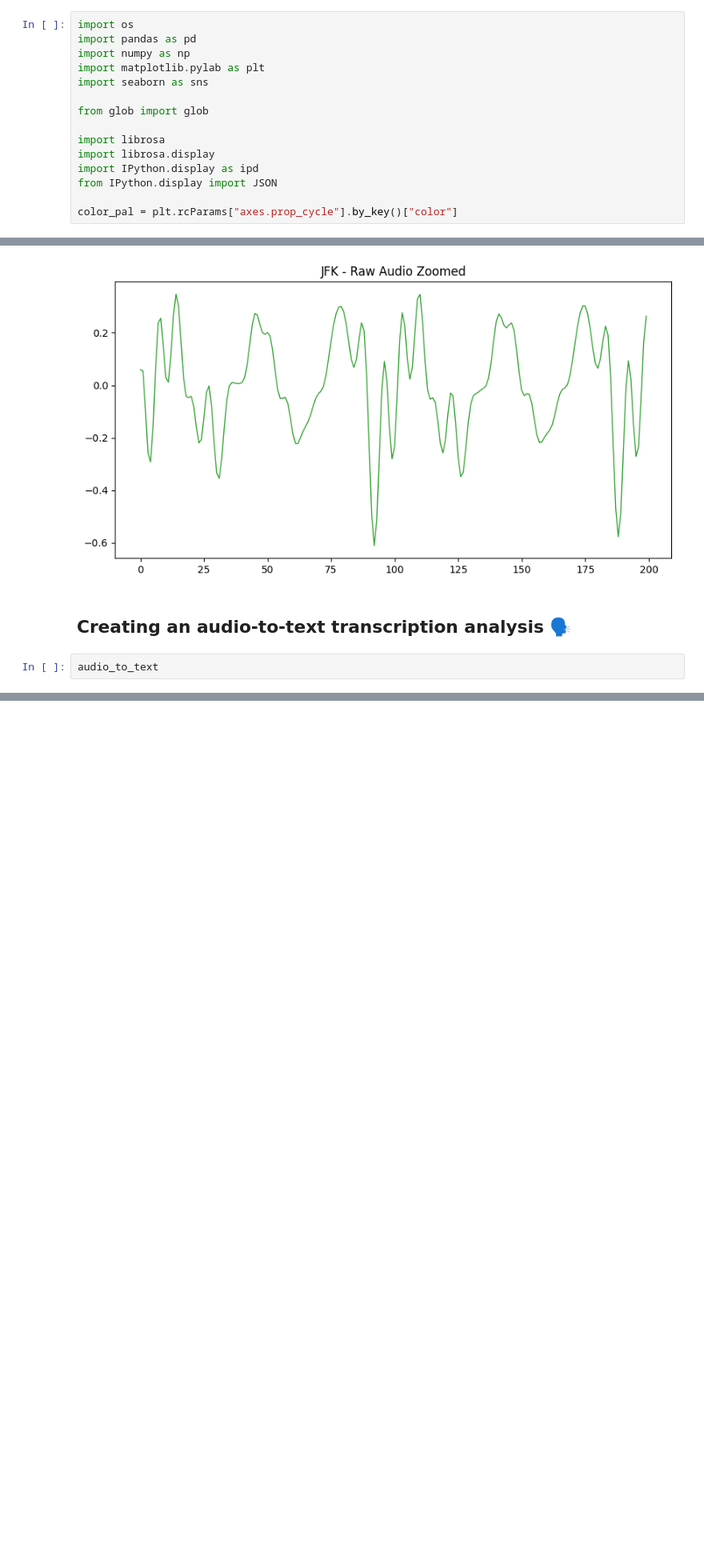
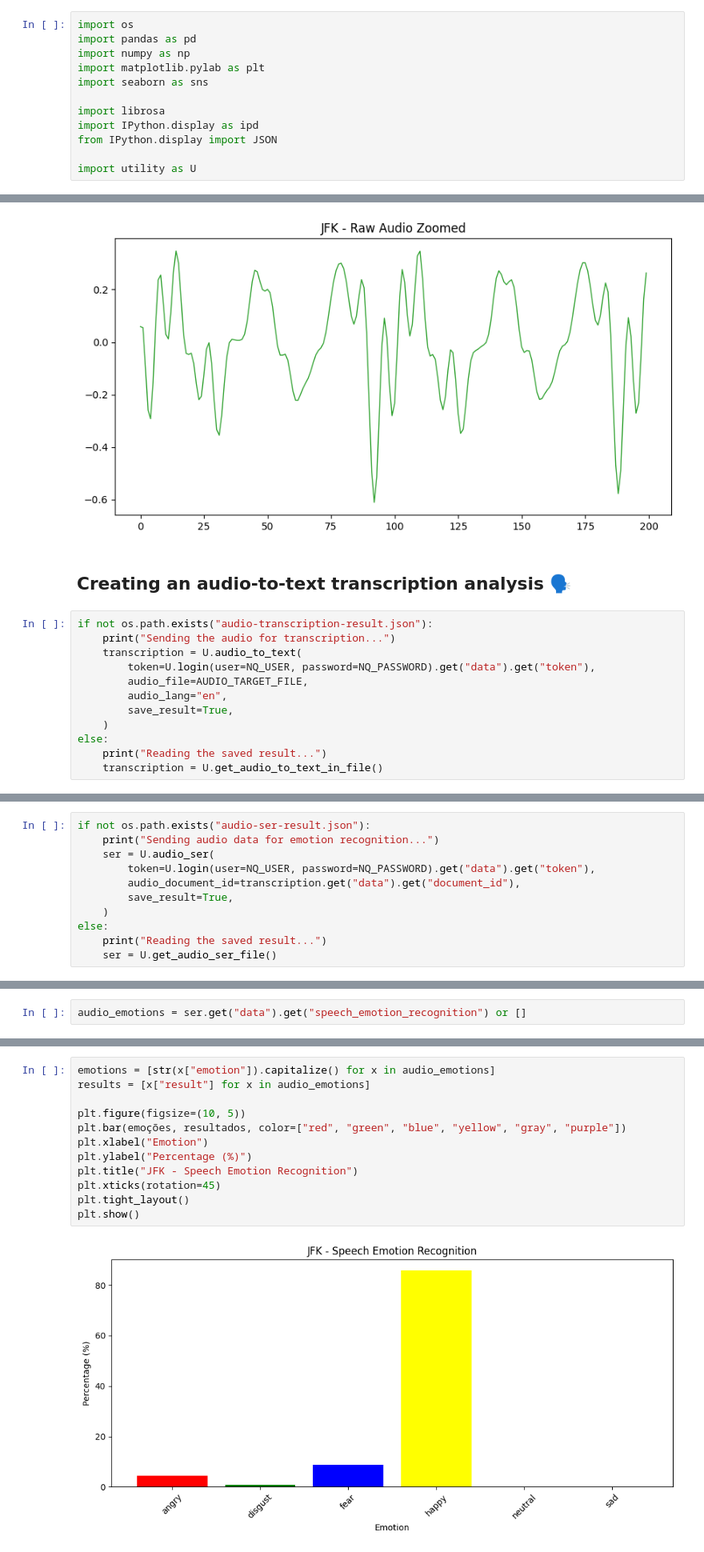
Before and after one commit to NeuroQuestAi/neuroquest-examples, a Jupyter notebook: products/spectrum/notebooks/Spectrum-JFK.ipynb, the cells around one changed output, grey strips where cells are left out. Shown at 80% size. Drawn from its saved outputs; the diff is of its cells as text; blank space fills up the shorter version.

```diff
--- a/products/spectrum/notebooks/Spectrum-JFK.ipynb
+++ b/products/spectrum/notebooks/Spectrum-JFK.ipynb
@@ -14,14 +14,11 @@ import numpy as np
 import matplotlib.pylab as plt
 import seaborn as sns
 
-from glob import glob
-
 import librosa
-import librosa.display
 import IPython.display as ipd
 from IPython.display import JSON
 
-color_pal = plt.rcParams["axes.prop_cycle"].by_key()["color"]
+import utility as U
 # %%
 NQ_USER = os.getenv("NQ_USER")
 NQ_PASSWORD = os.getenv("NQ_PASSWORD")
@@ -53,4 +51,14 @@ plt.show()
 # %% [markdown]
 ## Creating an audio-to-text transcription analysis 🗣️
 # %%
-audio_to_text
+if not os.path.exists("audio-transcription-result.json"):
+    print("Sending the audio for transcription...")
+    transcription = U.audio_to_text(
+        token=U.login(user=NQ_USER, password=NQ_PASSWORD).get("data").get("token"),
+        audio_file=AUDIO_TARGET_FILE,
+        audio_lang="en",
+        save_result=True,
+    )
+else:
+    print("Reading the saved result...")
+    transcription = U.get_audio_to_text_in_file()
@@ -56,0 +85,11 @@ audio_to_text
+# %%
+if not os.path.exists("audio-ser-result.json"):
+    print("Sending audio data for emotion recognition...")
+    ser = U.audio_ser(
+        token=U.login(user=NQ_USER, password=NQ_PASSWORD).get("data").get("token"),
+        audio_document_id=transcription.get("data").get("document_id"),
+        save_result=True,
+    )
+else:
+    print("Reading the saved result...")
+    ser = U.get_audio_ser_file()
@@ -56,0 +102,2 @@ audio_to_text
+# %%
+audio_emotions = ser.get("data").get("speech_emotion_recognition") or []
@@ -56,0 +114,14 @@ audio_to_text
+# %%
+emotions = [str(x["emotion"]).capitalize() for x in audio_emotions]
+results = [x["result"] for x in audio_emotions]
+
+plt.figure(figsize=(10, 5))
+plt.bar(emoções, resultados, color=["red", "green", "blue", "yellow", "gray", "purple"])
+plt.xlabel("Emotion")
+plt.ylabel("Percentage (%)")
+plt.title("JFK - Speech Emotion Recognition")
+plt.xticks(rotation=45)
+plt.tight_layout()
+plt.show()
+# %% [output]
+[figure, added]
```
Also changed, not shown: parts of 13 cells of this notebook, 3 other files.
